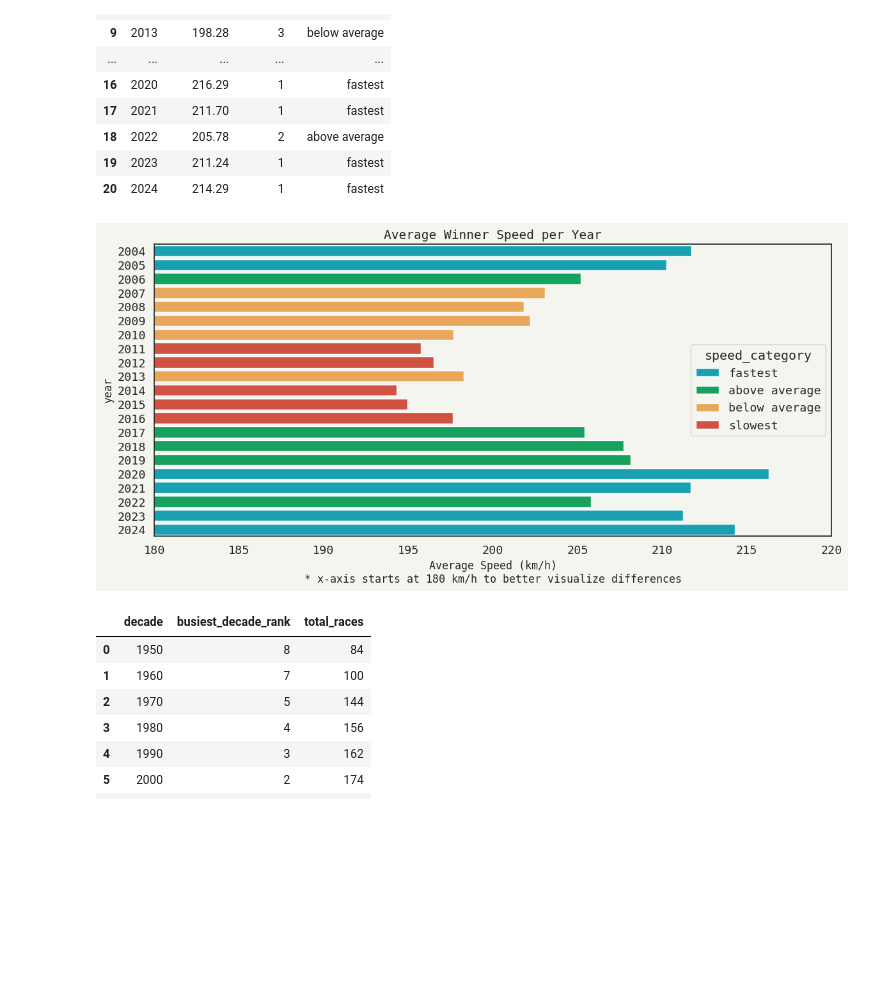
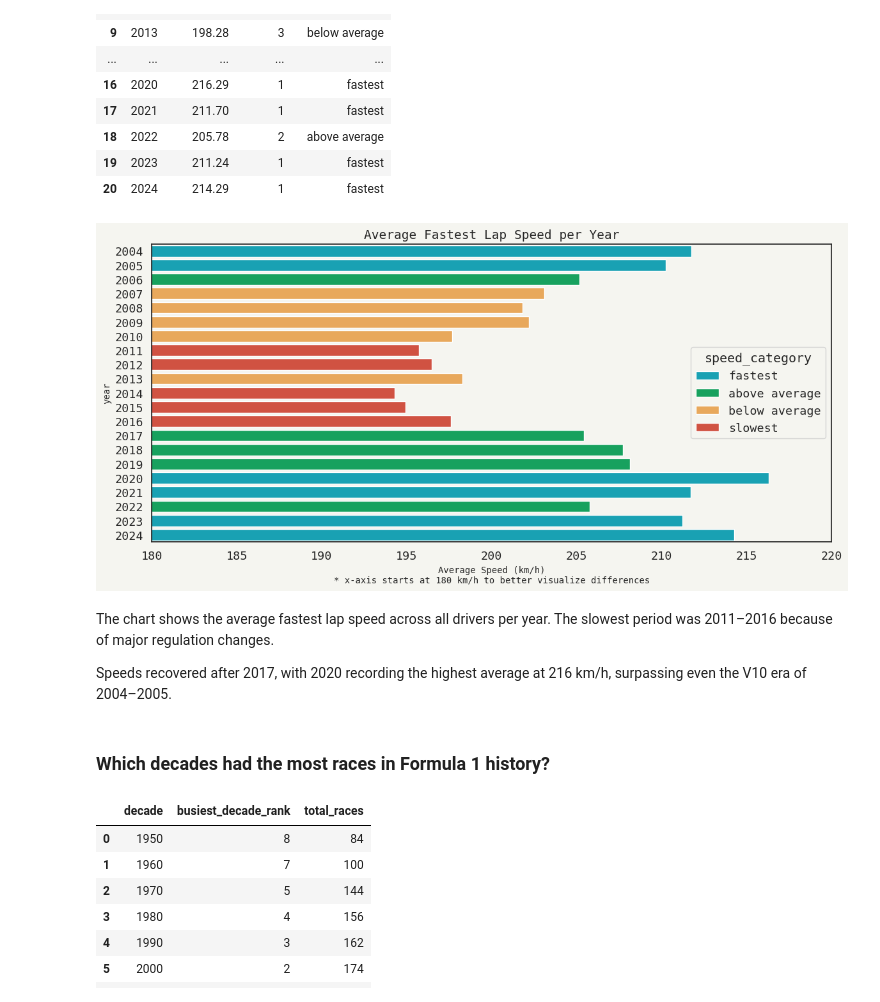
Before and after one commit to jakowczukalicja/formula1-sql-analysis, a Jupyter notebook: analysis.ipynb, the cells around one changed output. Cells and saved outputs as stored; diff of their text form; code cells hidden in the pictures; blank space fills up the shorter version.

```diff
--- a/analysis.ipynb
+++ b/analysis.ipynb
@@ -53,7 +53,7 @@ sns.set_theme(
 # %%
 plt.rcParams['figure.figsize'] = (12, 6)
 plt.rcParams['axes.titlesize'] = 14
-plt.rcParams['axes.labelsize'] = 12
+plt.rcParams['axes.labelsize'] = 10
 plt.rcParams['figure.facecolor'] = 'white'
 plt.rcParams['axes.facecolor'] = '#F5F5F0'
 plt.rcParams['figure.facecolor'] = '#F5F5F0'
@@ -196,17 +207,23 @@ df
 # %%
 fig, ax = plt.subplots()
 sns.barplot(data=df,  x='avg_speed', y='year',  orient='h', hue='speed_category',
             ax=ax,
             palette= {'fastest': '#00B5CC',
                      'above average': '#00B85E',
                      'below average': '#FFAA45',
                      'slowest': '#E8402A'})
-ax.set_title('Average Winner Speed per Year')
+ax.set_title('Average Fastest Lap Speed per Year')
 ax.set_xlabel('Average Speed (km/h)\n* x-axis starts at 180 km/h to better visualize differences')
 ax.set_ylabel('year')
 ax.set_xlim(180, 220)
 plt.tight_layout()
 plt.show()
 # %% [output]
-[figure, old version]
+[figure, new version]
+# %% [markdown]
+The chart shows the average fastest lap speed across all drivers per year. The slowest period was 2011–2016 because of major regulation changes.
+
+Speeds recovered after 2017, with 2020 recording the highest average at 216 km/h, surpassing even the V10 era of 2004–2005.
+# %% [markdown]
+### Which decades had the most races in Formula 1 history?
 # %%
```
Also changed, not shown: parts of 55 cells of this notebook.
